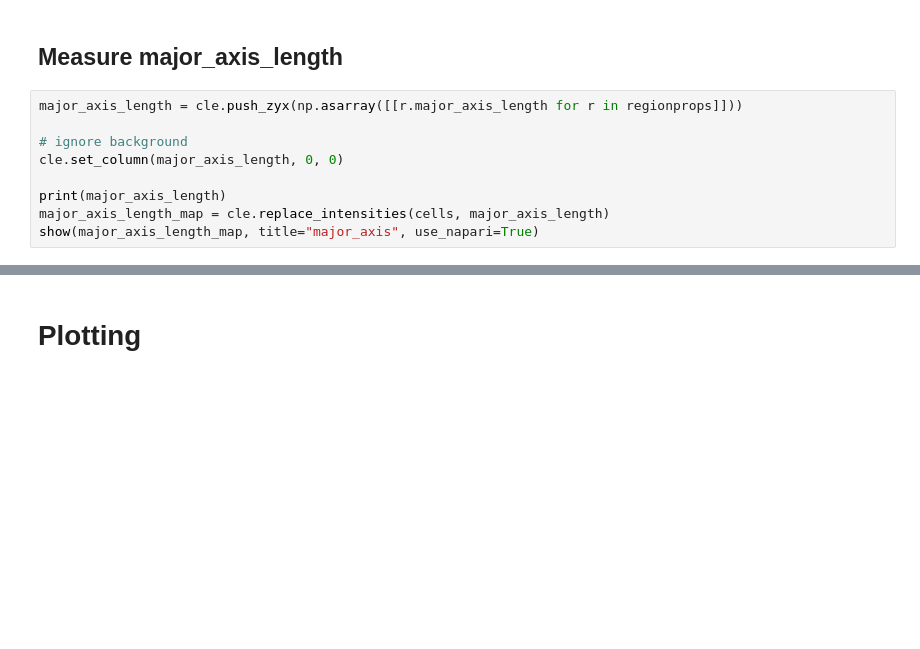
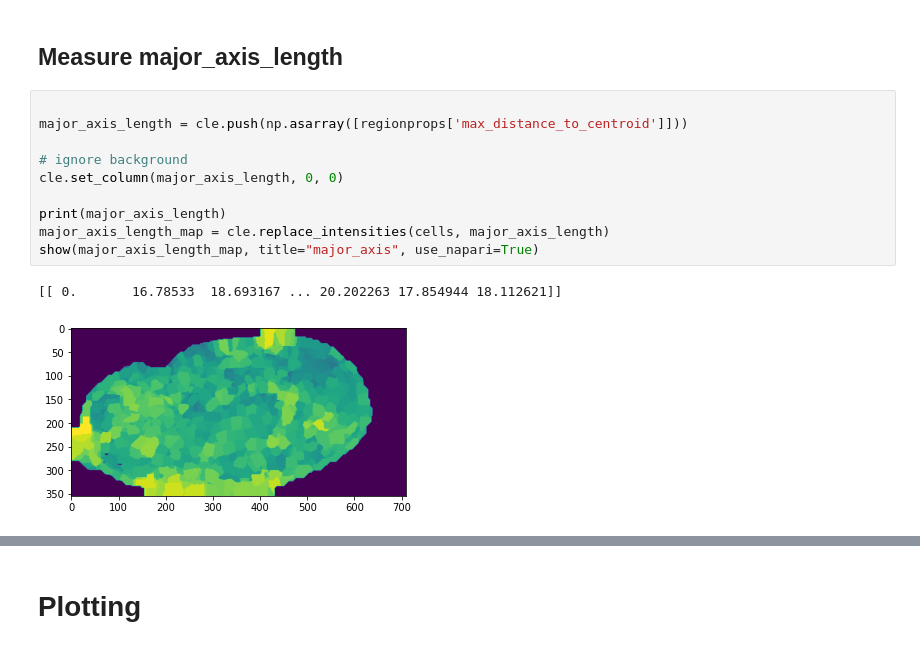
Before and after one commit to haesleinhuepf/beetlesafari, a Jupyter notebook: demo/clustering_.ipynb, the cells around one changed output, grey strips where cells are left out. Cells and saved outputs as stored; diff of their text form; blank space fills up the shorter version.

```diff
--- a/demo/clustering_.ipynb
+++ b/demo/clustering_.ipynb
@@ -182,12 +242,16 @@ show(intensity_map, title="intensity", use_napari=True)
 # %% [markdown]
 ## Measure major_axis_length
 # %%
-major_axis_length = cle.push_zyx(np.asarray([[r.major_axis_length for r in regionprops]]))
+
+major_axis_length = cle.push(np.asarray([regionprops['max_distance_to_centroid']]))
 
 # ignore background
 cle.set_column(major_axis_length, 0, 0)
 
 print(major_axis_length)
 major_axis_length_map = cle.replace_intensities(cells, major_axis_length)
 show(major_axis_length_map, title="major_axis", use_napari=True)
+# %% [output]
+[[ 0.       16.78533  18.693167 ... 20.202263 17.854944 18.112621]]
+[figure, added]
 # %%
```
Also changed, not shown: parts of 32 cells of this notebook.
